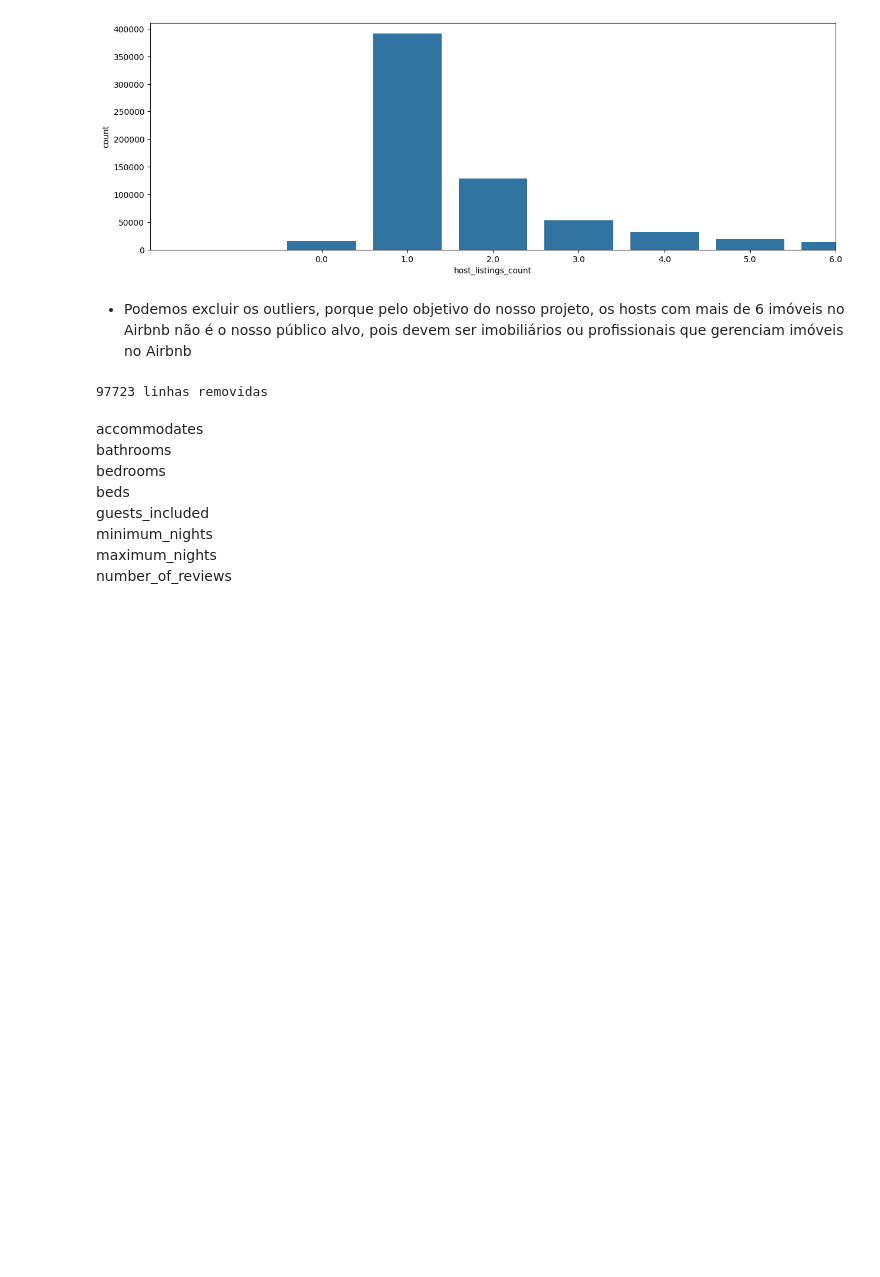
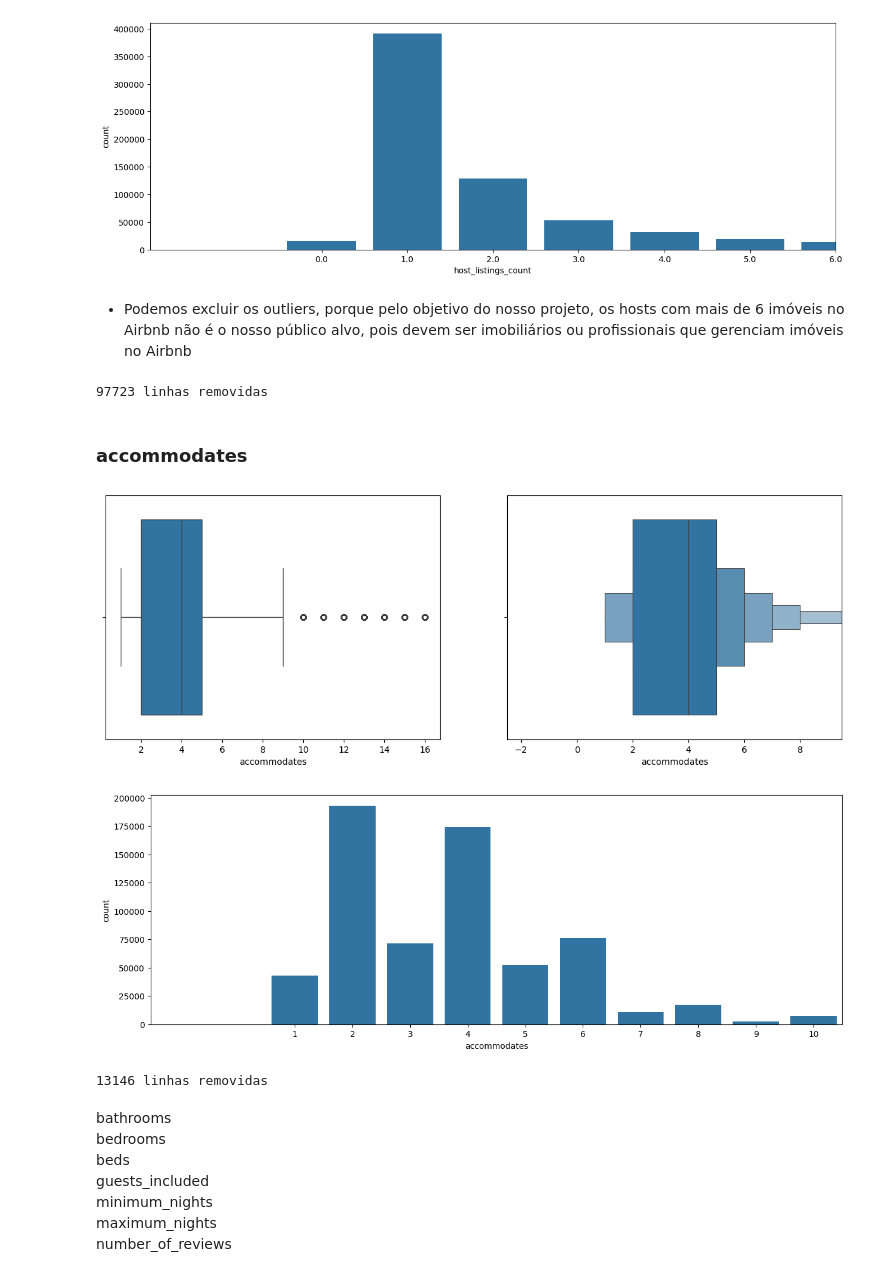
Before and after one commit to guilhermeluizcosta/Projeto-CienciaDeDados, a Jupyter notebook: Projeto.ipynb, the cells around one changed output. Saved outputs shown, nothing was run; the diff lists cells and outputs as text; code cells hidden in the pictures; blank space fills up the shorter version.

Commit message:
Analisando coluna accommodates

```diff
--- a/Projeto.ipynb
+++ b/Projeto.ipynb
@@ -302,8 +302,20 @@ base_airbnb, linhas_removidas = excluirOutliers(base_airbnb, 'host_listings_coun
 print(f"{linhas_removidas} linhas removidas")
 # %% [output]
 97723 linhas removidas
+# %% [markdown]
+### accommodates
+# %%
+diagramaCaixa(base_airbnb['accommodates'])
+graficoBarra(base_airbnb['accommodates'])
+# %% [output]
+[figure, added]
+[figure, added]
+# %%
+base_airbnb, linhas_removidas = excluirOutliers(base_airbnb, 'accommodates')
+print(f"{linhas_removidas} linhas removidas")
+# %% [output]
+13146 linhas removidas
 # %% [markdown]
-accommodates
 bathrooms
 bedrooms
 beds
```
